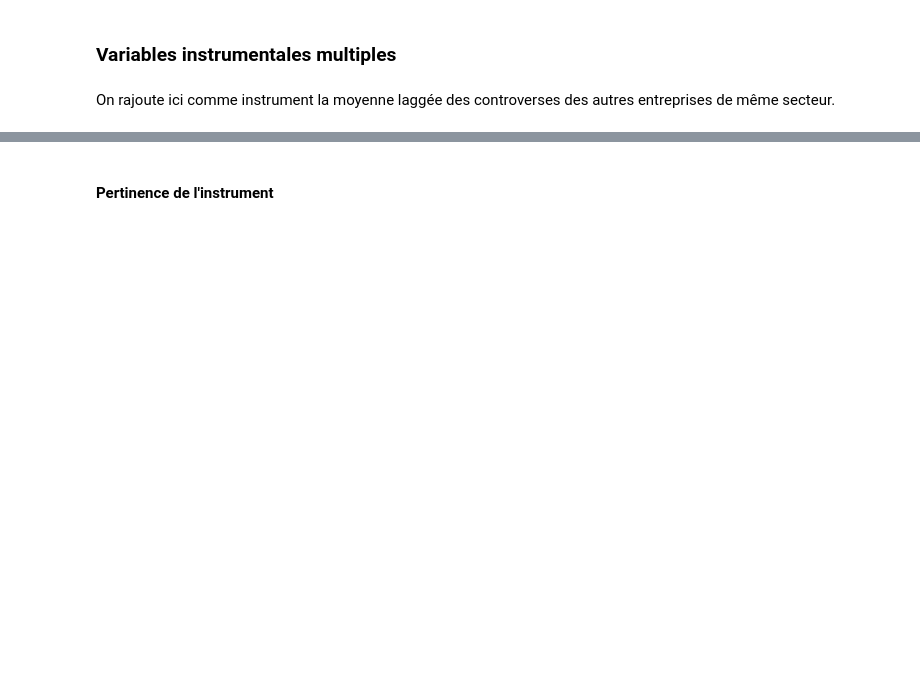
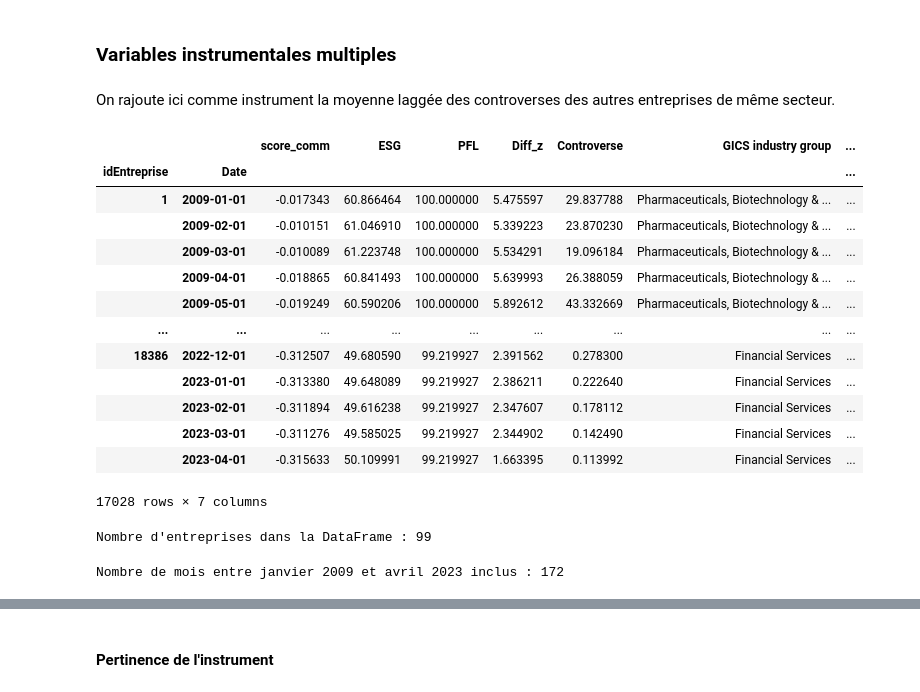
Before and after one commit to tgarnier067/Stat_app, a Jupyter notebook: Econométrie.ipynb, the cells around one changed output, grey strips where cells are left out. Saved outputs shown, nothing was run; the diff lists cells and outputs as text; code cells hidden in the pictures; blank space fills up the shorter version.

```diff
--- a/Econométrie.ipynb
+++ b/Econométrie.ipynb
@@ -953,3 +953,44 @@ Best R-squared: 0.00016158103435237603 achieved with 1 lags for Con and 1 lags f
 ### Variables instrumentales multiples
 # %% [markdown]
 On rajoute ici comme instrument la moyenne laggée des controverses des autres entreprises de même secteur.
+# %%
+# Load the data
+df_mult_lag = pd.read_pickle('data_pannels.pkl')
+df_mult_lag['Date'] = pd.to_datetime(df_mult_lag['Date'])
+df_mult_lag['ESG'] = df_mult_lag['ESG'].str.replace(',', '.').astype(float)
+df_mult_lag.set_index(['idEntreprise', 'Date'], inplace=True)
+
+df_mult_lag
+# %% [output]
+|  |  | score_comm | ESG | PFL | Diff_z | Controverse | GICS industry group | ... |
+| idEntreprise | Date |  |  |  |  |  |  | ... |
+| 1 | 2009-01-01 | -0.017343 | 60.866464 | 100.000000 | 5.475597 | 29.837788 | Pharmaceuticals, Biotechnology & ... | ... |
+|  | 2009-02-01 | -0.010151 | 61.046910 | 100.000000 | 5.339223 | 23.870230 | Pharmaceuticals, Biotechnology & ... | ... |
+|  | 2009-03-01 | -0.010089 | 61.223748 | 100.000000 | 5.534291 | 19.096184 | Pharmaceuticals, Biotechnology & ... | ... |
+|  | 2009-04-01 | -0.018865 | 60.841493 | 100.000000 | 5.639993 | 26.388059 | Pharmaceuticals, Biotechnology & ... | ... |
+|  | 2009-05-01 | -0.019249 | 60.590206 | 100.000000 | 5.892612 | 43.332669 | Pharmaceuticals, Biotechnology & ... | ... |
+| ... | ... | ... | ... | ... | ... | ... | ... | ... |
+| 18386 | 2022-12-01 | -0.312507 | 49.680590 | 99.219927 | 2.391562 | 0.278300 | Financial Services | ... |
+|  | 2023-01-01 | -0.313380 | 49.648089 | 99.219927 | 2.386211 | 0.222640 | Financial Services | ... |
+|  | 2023-02-01 | -0.311894 | 49.616238 | 99.219927 | 2.347607 | 0.178112 | Financial Services | ... |
+|  | 2023-03-01 | -0.311276 | 49.585025 | 99.219927 | 2.344902 | 0.142490 | Financial Services | ... |
+|  | 2023-04-01 | -0.315633 | 50.109991 | 99.219927 | 1.663395 | 0.113992 | Financial Services | ... |
+17028 rows × 7 columns
+# %%
+nombre_entreprises = df.index.get_level_values('idEntreprise').nunique()
+print("Nombre d'entreprises dans la DataFrame :", nombre_entreprises)
+# %% [output]
+Nombre d'entreprises dans la DataFrame : 99
+# %%
+from datetime import datetime
+
+# Dates de début et de fin
+date_debut = datetime(2009, 1, 1)
+date_fin = datetime(2023, 4, 30)
+
+# Calcul de la différence en mois
+difference_mois = (date_fin.year - date_debut.year) * 12 + date_fin.month - date_debut.month + 1
+
+print("Nombre de mois entre janvier 2009 et avril 2023 inclus :", difference_mois)
+# %% [output]
+Nombre de mois entre janvier 2009 et avril 2023 inclus : 172
```
Also changed, not shown: parts of 38 cells of this notebook.
